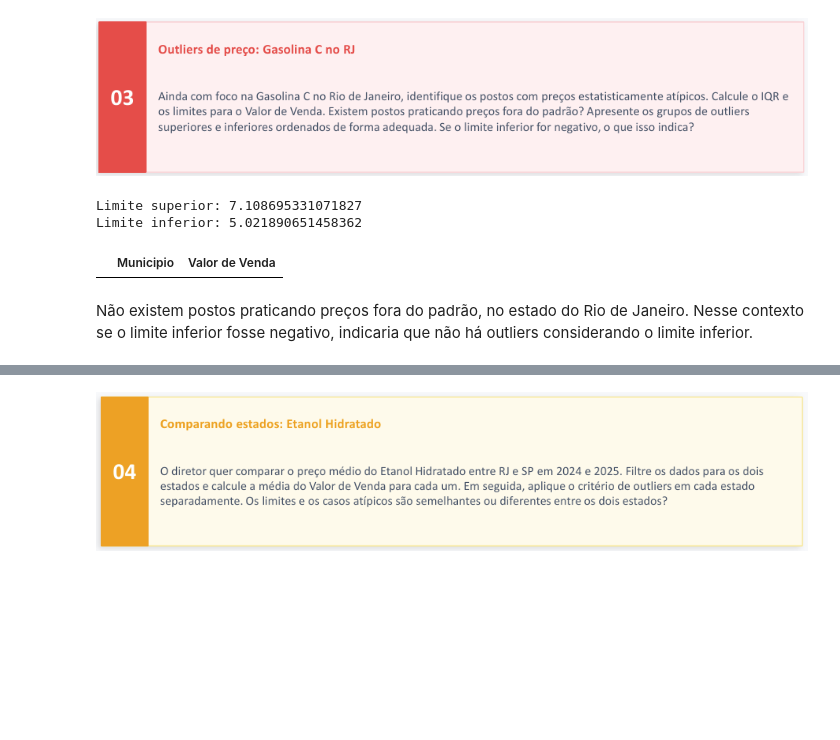
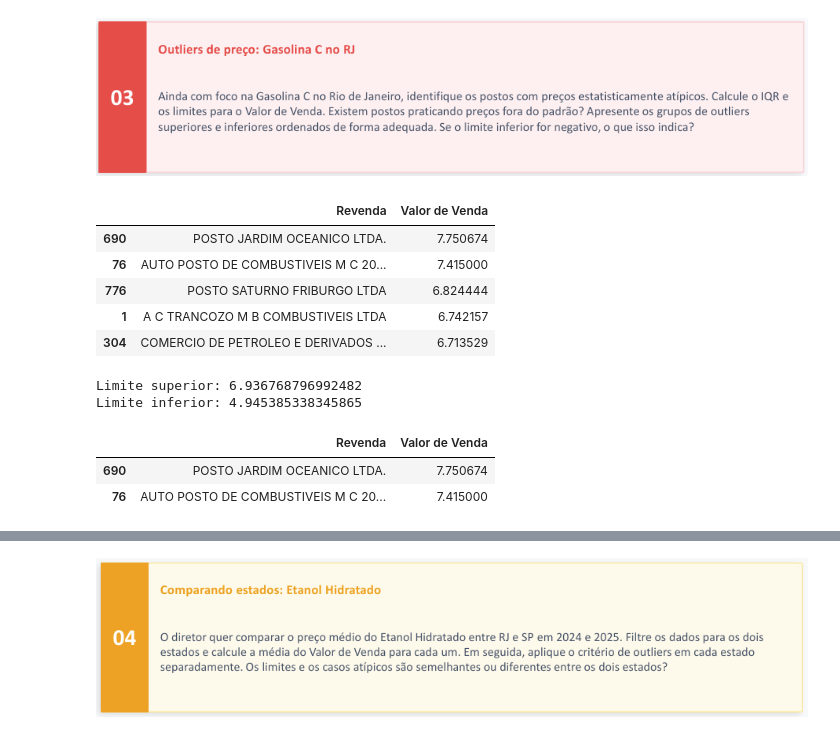
Before and after one commit to reboucasicaro-del/SENAC_DADOS_CASSIO, a Jupyter notebook: arq_04_mini_projeto.ipynb, the cells around one changed output, grey strips where cells are left out. Cells and saved outputs as stored; diff of their text form; code cells hidden in the pictures; blank space fills up the shorter version.

```diff
--- a/arq_04_mini_projeto.ipynb
+++ b/arq_04_mini_projeto.ipynb
@@ -100,25 +105,54 @@ plt.show()
 # %% [markdown]
 ![{9B8CD967-5220-4EBF-9A59-AA736EBD9510}.png](attachment:{9B8CD967-5220-4EBF-9A59-AA736EBD9510}.png)
 # %%
-array_media_municipio_rj = np.array(df_media_municipio_rj['Valor de Venda']) #array trabalha com calculos em grande volume é uma boa pratica utiliza-lo
-q1 = np.percentile(array_media_municipio_rj, 25)
-q2 = np.percentile(array_media_municipio_rj, 50)
-q3 = np.percentile(array_media_municipio_rj, 75)
+#array_media_municipio_rj = np.array(df_media_municipio_rj['Valor de Venda']) #array trabalha com calculos em grande volume é uma boa pratica utiliza-lo
+#q1 = np.percentile(array_media_municipio_rj, 25)
+#q2 = np.percentile(array_media_municipio_rj, 50)
+#q3 = np.percentile(array_media_municipio_rj, 75)
 
-iqr = q3 - q1
-limite_superior = q3 + (1.5 * iqr)
-limite_inferior = q1 - (1.5 * iqr)
-print(f"Limite superior: {limite_superior}")
-print(f"Limite inferior: {limite_inferior}")
+#iqr = q3 - q1
+#limite_superior = q3 + (1.5 * iqr)
+#limite_inferior = q1 - (1.5 * iqr)
+#print(f"Limite superior: {limite_superior}")
+#print(f"Limite inferior: {limite_inferior}")
-# %% [output]
-Limite superior: 7.108695331071827
-Limite inferior: 5.021890651458362
 # %%
-df_media_municipio_rj_outliers = df_media_municipio_rj.loc[df_media_municipio_rj['Valor de Venda'] > limite_superior]
-df_media_municipio_rj_outliers = df_media_municipio_rj.loc[df_media_municipio_rj['Valor de Venda'] < limite_inferior]
-df_media_municipio_rj_outliers
+#df_media_municipio_rj_outliers = df_media_municipio_rj.loc[df_media_municipio_rj['Valor de Venda'] > limite_superior]
+#df_media_municipio_rj_outliers = df_media_municipio_rj.loc[df_media_municipio_rj['Valor de Venda'] < limite_inferior]
+#df_media_municipio_rj_outliers
-# %% [output]
-|  | Municipio | Valor de Venda |
-# %% [markdown]
-Não existem postos praticando preços fora do padrão, no estado do Rio de Janeiro.
-Nesse contexto se o limite inferior fosse negativo, indicaria que não há outliers considerando o limite inferior.
+# %%
+df_posto_rj = df_gas_rj.groupby('Revenda')['Valor de Venda'].mean().reset_index()
+df_posto_rj.sort_values(by='Valor de Venda', ascending=False, inplace=True)
+df_posto_rj.head(5)
+# %% [output]
+|  | Revenda | Valor de Venda |
+| 690 | POSTO JARDIM OCEANICO LTDA. | 7.750674 |
+| 76 | AUTO POSTO DE COMBUSTIVEIS M C 20... | 7.415000 |
+| 776 | POSTO SATURNO FRIBURGO LTDA | 6.824444 |
+| 1 | A C TRANCOZO M B COMBUSTIVEIS LTDA | 6.742157 |
+| 304 | COMERCIO DE PETROLEO E DERIVADOS ... | 6.713529 |
+# %%
+array_df_posto_rj = np.array(df_posto_rj['Valor de Venda']) #array trabalha com calculos em grande volume é uma boa pratica utiliza-lo
+
+minimo = np.min (array_df_posto_rj)
+maximo = np.max (array_df_posto_rj)
+amplitude = maximo - minimo
+q1 = np.percentile(array_df_posto_rj, 25)
+q2 = np.percentile(array_df_posto_rj, 50)
+q3 = np.percentile(array_df_posto_rj, 75)
+
+iqr = q3 - q1
+limite_superior = q3 + (1.5 * iqr)
+limite_inferior = q1 - (1.5 * iqr)
+print(f"Limite superior: {limite_superior}")
+print(f"Limite inferior: {limite_inferior}")
+# %% [output]
+Limite superior: 6.936768796992482
+Limite inferior: 4.945385338345865
+# %%
+df_posto_rj_outliers = df_posto_rj.loc[df_posto_rj['Valor de Venda'] > limite_superior]
+
+df_posto_rj_outliers
+# %% [output]
+|  | Revenda | Valor de Venda |
+| 690 | POSTO JARDIM OCEANICO LTDA. | 7.750674 |
+| 76 | AUTO POSTO DE COMBUSTIVEIS M C 20... | 7.415000 |
```
Also changed, not shown: parts of 4 cells of this notebook.
